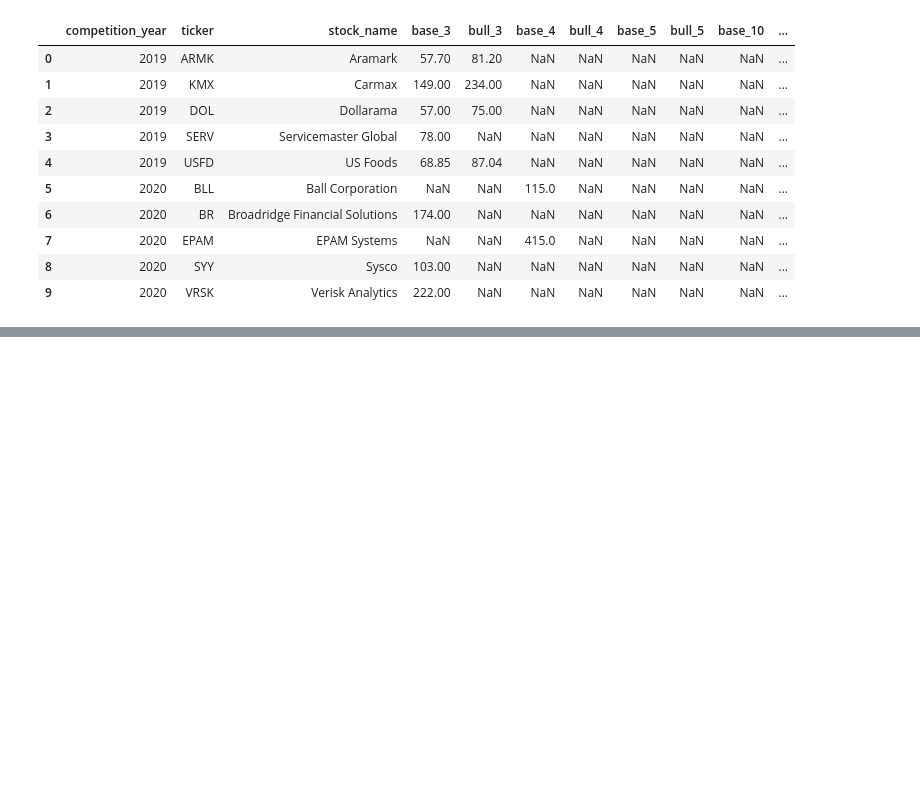
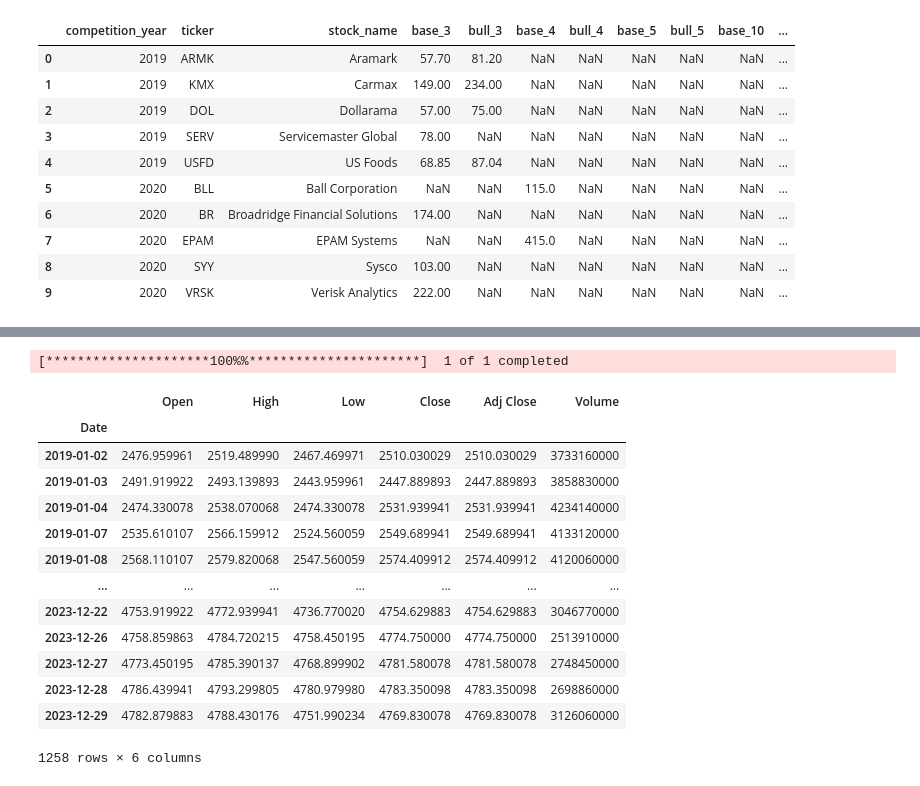
Before and after one commit to sritejachavva/sri_avi_blog_posts, a Jupyter notebook: pershing_square_challenge/PershingSquareChallenge.ipynb, the cells around one changed output, grey strips where cells are left out. Drawn from its saved outputs; the diff is of its cells as text; code cells hidden in the pictures; blank space fills up the shorter version.

```diff
--- a/pershing_square_challenge/PershingSquareChallenge.ipynb
+++ b/pershing_square_challenge/PershingSquareChallenge.ipynb
@@ -148,0 +179,18 @@ stock_data.to_csv("daily_stock_price.csv")
+# %%
+fetch_stock_data('^GSPC','2019-01-01','2024-01-01')
+# %% [output]
+[*********************100%%**********************]  1 of 1 completed
+|  | Open | High | Low | Close | Adj Close | Volume |
+| Date |  |  |  |  |  |  |
+| 2019-01-02 | 2476.959961 | 2519.489990 | 2467.469971 | 2510.030029 | 2510.030029 | 3733160000 |
+| 2019-01-03 | 2491.919922 | 2493.139893 | 2443.959961 | 2447.889893 | 2447.889893 | 3858830000 |
+| 2019-01-04 | 2474.330078 | 2538.070068 | 2474.330078 | 2531.939941 | 2531.939941 | 4234140000 |
+| 2019-01-07 | 2535.610107 | 2566.159912 | 2524.560059 | 2549.689941 | 2549.689941 | 4133120000 |
+| 2019-01-08 | 2568.110107 | 2579.820068 | 2547.560059 | 2574.409912 | 2574.409912 | 4120060000 |
+| ... | ... | ... | ... | ... | ... | ... |
+| 2023-12-22 | 4753.919922 | 4772.939941 | 4736.770020 | 4754.629883 | 4754.629883 | 3046770000 |
+| 2023-12-26 | 4758.859863 | 4784.720215 | 4758.450195 | 4774.750000 | 4774.750000 | 2513910000 |
+| 2023-12-27 | 4773.450195 | 4785.390137 | 4768.899902 | 4781.580078 | 4781.580078 | 2748450000 |
+| 2023-12-28 | 4786.439941 | 4793.299805 | 4780.979980 | 4783.350098 | 4783.350098 | 2698860000 |
+| 2023-12-29 | 4782.879883 | 4788.430176 | 4751.990234 | 4769.830078 | 4769.830078 | 3126060000 |
+1258 rows × 6 columns
```
Also changed, not shown: parts of 5 cells of this notebook, 3 other files.
